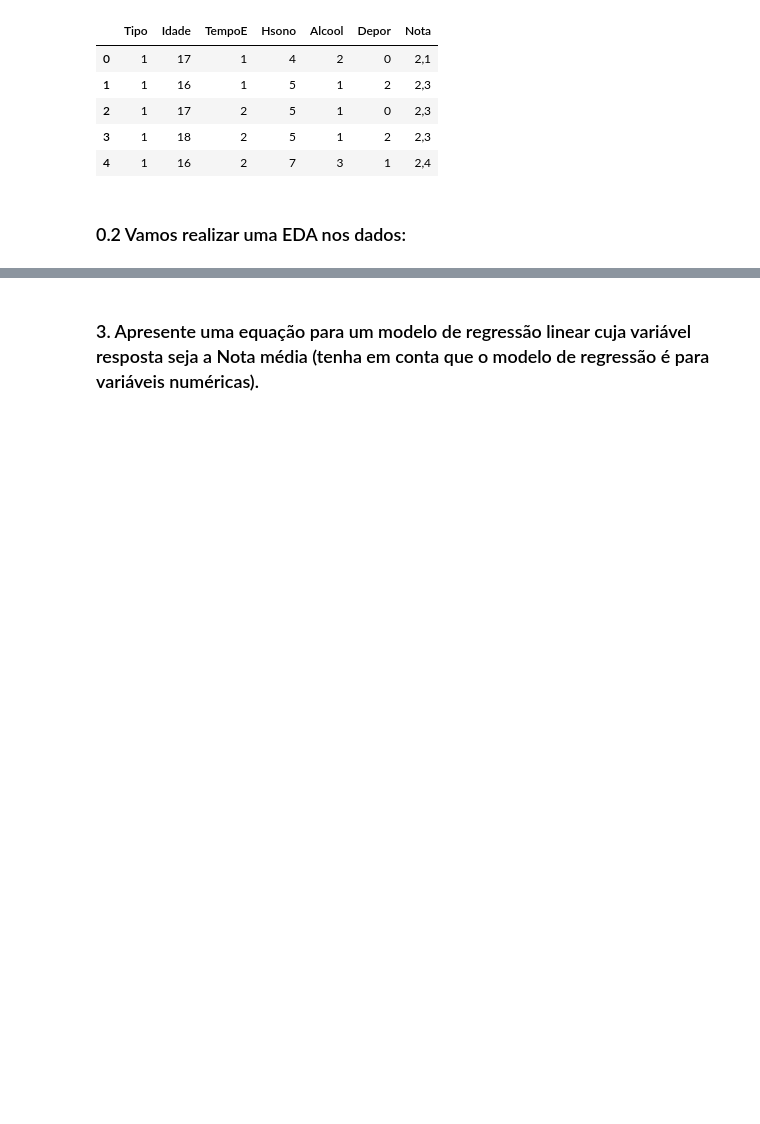
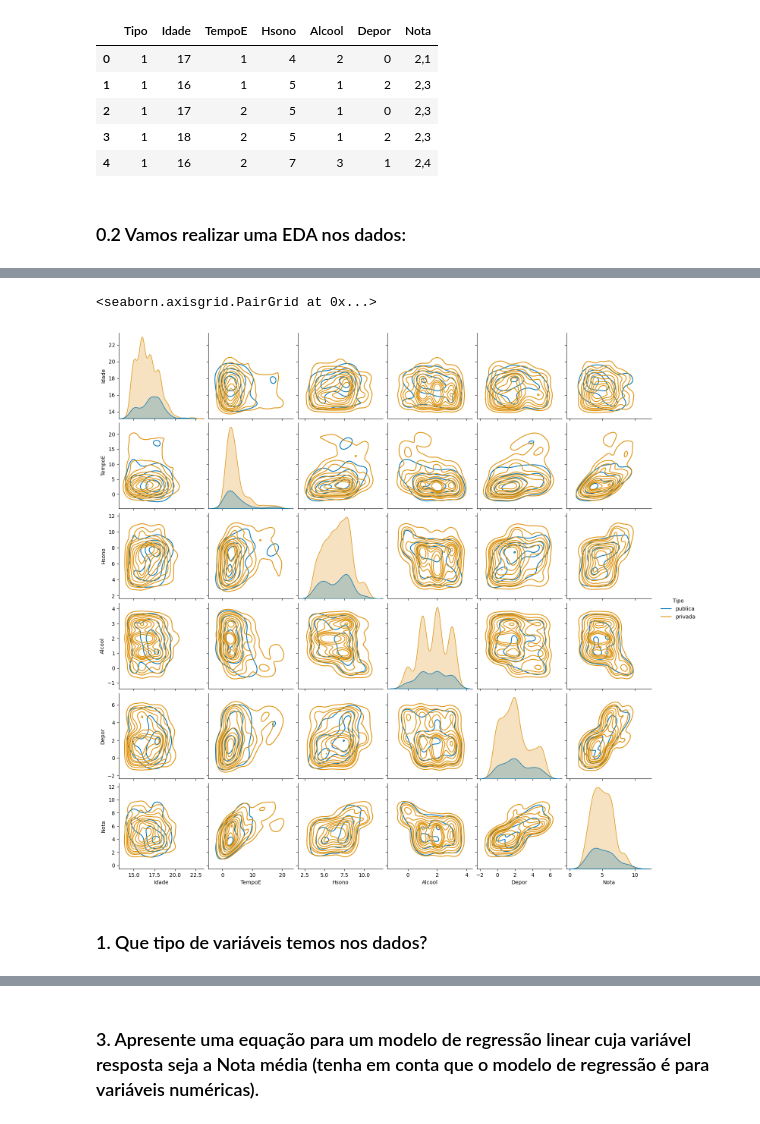
Before and after one commit to Vieirbat/analise-regressao, a Jupyter notebook: p1.ipynb, the cells around one changed output, grey strips where cells are left out. Saved outputs shown, nothing was run; the diff lists cells and outputs as text; code cells hidden in the pictures; blank space fills up the shorter version.

```diff
--- a/p1.ipynb
+++ b/p1.ipynb
@@ -40,0 +352,7 @@ dados = pd.read_csv('Estudantes.csv', sep=';', decimal='.')
+# %%
+sb.pairplot(data=dados, hue='Tipo', corner=False, palette='colorblind', kind='kde')
+# %% [output]
+<seaborn.axisgrid.PairGrid at 0x...>
+[figure, added]
+# %% [markdown]
+### 1. Que tipo de variáveis temos nos dados?
```
Also changed, not shown: parts of 53 cells of this notebook.
